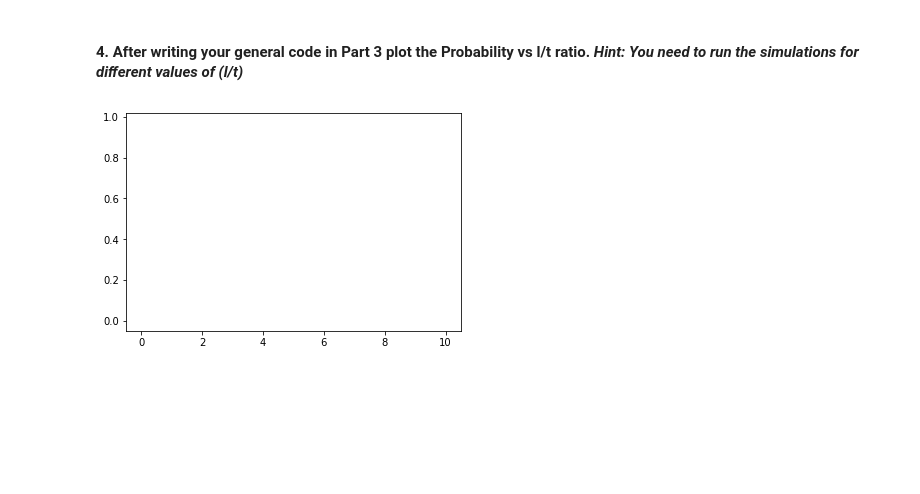
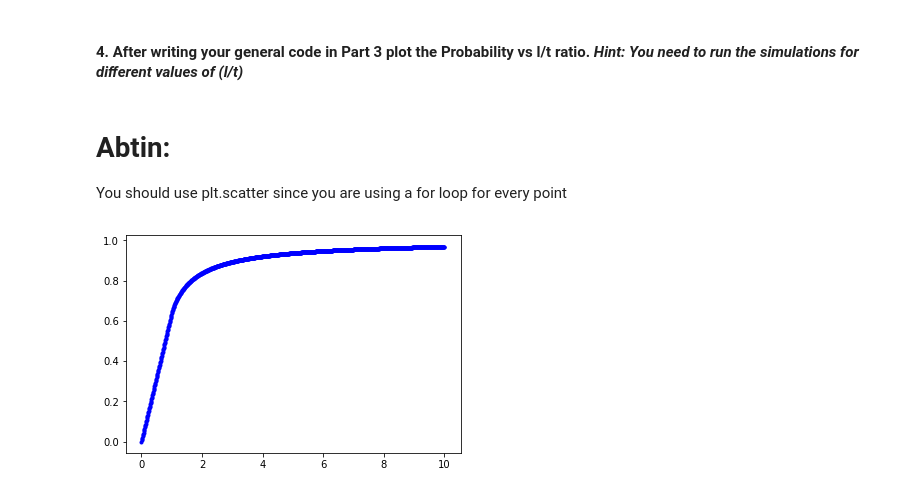
Before and after one commit to scdragonfly/ML_Homework, a Jupyter notebook: Week3/Week3_Buffon_Sim_Final.ipynb, the cells around one changed output. Saved outputs shown, nothing was run; the diff lists cells and outputs as text; code cells hidden in the pictures; blank space fills up the shorter version.

```diff
--- a/Week3/Week3_Buffon_Sim_Final.ipynb
+++ b/Week3/Week3_Buffon_Sim_Final.ipynb
@@ -239,19 +246,17 @@ As we can see, the prob of crossing is similar to what we generate using the equ
+# %% [markdown]
+# Abtin:
+You should use plt.scatter since you are using a for loop for every point
 # %%
-
-import matplotlib.pyplot as plt
-import mpmath
-import math
-
 xx = np.linspace(0, 10, 1000) #xx=l/t ( which is >1 )
 for i in xx:
     if i<=1:
         crossing=(2*i/math.pi)
     if i>1 :
         crossing =(2/math.pi)*(i-np.sqrt(i**2 -1)+mpmath.asec(i))
-    plt.plot(i,crossing)
+    plt.scatter(i,crossing, marker=".", c="b")
 plt.show()
 # %% [output]
-[figure, old version]
+[figure, new version]
 # %% [markdown]
 ### Note for Abtin.
 
```
Also changed, not shown: parts of 7 cells of this notebook.
